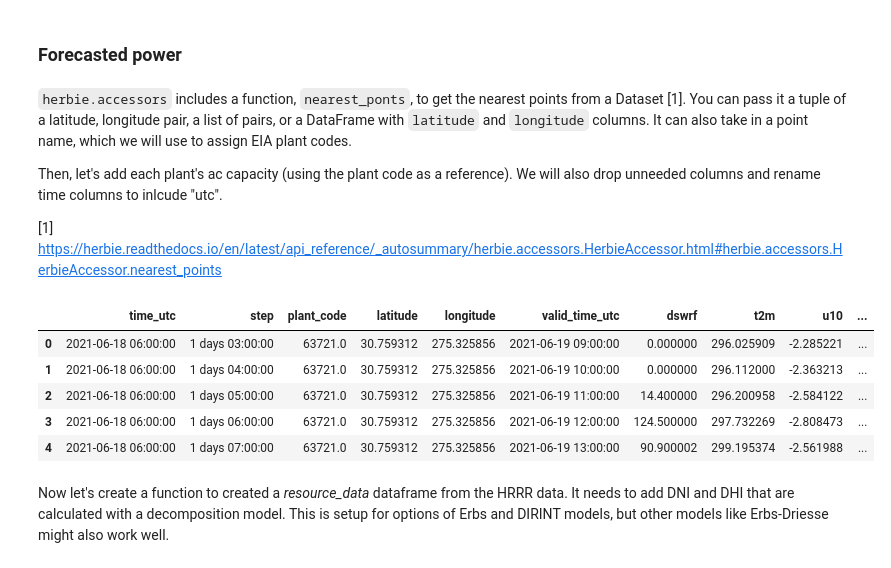
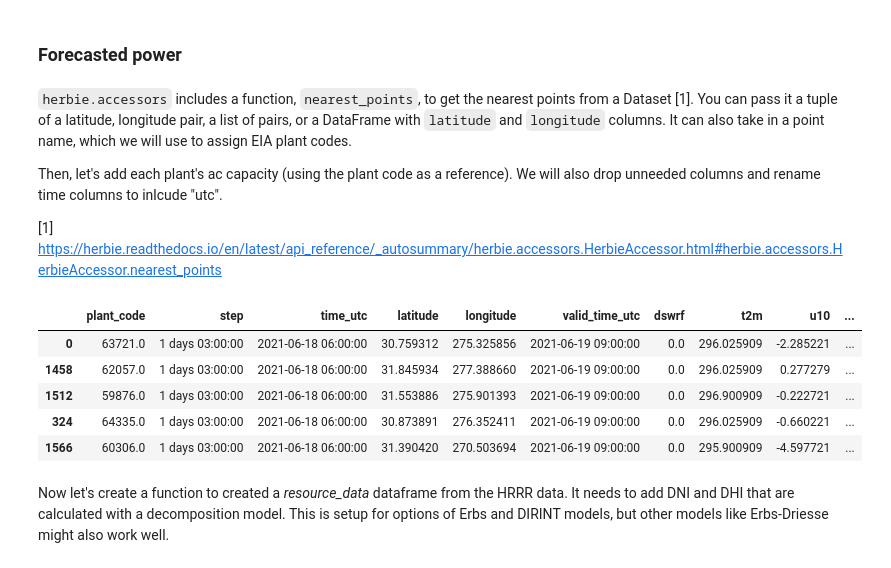
Before and after one commit to williamhobbs/solar-fleet-forecast-probability-tool, a Jupyter notebook: example_notebooks/02_solar_power_forecasts.ipynb, the cells around one changed output. Drawn from its saved outputs; the diff is of its cells as text; code cells hidden in the pictures.

```diff
--- a/example_notebooks/02_solar_power_forecasts.ipynb
+++ b/example_notebooks/02_solar_power_forecasts.ipynb
@@ -384,7 +383,7 @@ mean power: [1489.92586171]
 # %% [markdown]
 ### Forecasted power
 # %% [markdown]
-`herbie.accessors` includes a function, `nearest_ponts`, to get the nearest points from a Dataset [1]. You can pass it a tuple of a latitude, longitude pair, a list of pairs, or a DataFrame with `latitude` and `longitude` columns. It can also take in a point name, which we will use to assign EIA plant codes.
+`herbie.accessors` includes a function, `nearest_points`, to get the nearest points from a Dataset [1]. You can pass it a tuple of a latitude, longitude pair, a list of pairs, or a DataFrame with `latitude` and `longitude` columns. It can also take in a point name, which we will use to assign EIA plant codes.
 
 Then, let's add each plant's ac capacity (using the plant code as a reference). We will also drop unneeded columns and rename time columns to inlcude "utc".
 
@@ -392,22 +391,26 @@ Then, let's add each plant's ac capacity (using the plant code as a reference).
 # %%
 df_hrrr_plants = ds.herbie.nearest_points(points=plants_df,
                                            names=plants_df['plant_code']) \
                                             .to_dataframe().reset_index()
 df_hrrr_plants = df_hrrr_plants.merge(plants_df[['plant_code','ac_capacity']],
                                        left_on='point', right_on='plant_code')
 df_hrrr_plants.drop(columns={'plant_code', 'surface', 'heightAboveGround',
                              'metpy_crs', 'gribfile_projection'}, inplace=True)
 df_hrrr_plants.rename(columns={'time':'time_utc','valid_time':'valid_time_utc',
                                'point':'plant_code'},
                       inplace=True)
+
+# sort as times may end up out of order after saving and loading the .netCDF file?
+df_hrrr_plants.sort_values(by=['valid_time_utc'], inplace=True)
+
 df_hrrr_plants.head()
 # %% [output]
-|  | time_utc | step | plant_code | latitude | longitude | valid_time_utc | dswrf | t2m | u10 | ... |
-| 0 | 2021-06-18 06:00:00 | 1 days 03:00:00 | 63721.0 | 30.759312 | 275.325856 | 2021-06-19 09:00:00 | 0.000000 | 296.025909 | -2.285221 | ... |
-| 1 | 2021-06-18 06:00:00 | 1 days 04:00:00 | 63721.0 | 30.759312 | 275.325856 | 2021-06-19 10:00:00 | 0.000000 | 296.112000 | -2.363213 | ... |
-| 2 | 2021-06-18 06:00:00 | 1 days 05:00:00 | 63721.0 | 30.759312 | 275.325856 | 2021-06-19 11:00:00 | 14.400000 | 296.200958 | -2.584122 | ... |
-| 3 | 2021-06-18 06:00:00 | 1 days 06:00:00 | 63721.0 | 30.759312 | 275.325856 | 2021-06-19 12:00:00 | 124.500000 | 297.732269 | -2.808473 | ... |
-| 4 | 2021-06-18 06:00:00 | 1 days 07:00:00 | 63721.0 | 30.759312 | 275.325856 | 2021-06-19 13:00:00 | 90.900002 | 299.195374 | -2.561988 | ... |
+|  | plant_code | step | time_utc | latitude | longitude | valid_time_utc | dswrf | t2m | u10 | ... |
+| 0 | 63721.0 | 1 days 03:00:00 | 2021-06-18 06:00:00 | 30.759312 | 275.325856 | 2021-06-19 09:00:00 | 0.0 | 296.025909 | -2.285221 | ... |
+| 1458 | 62057.0 | 1 days 03:00:00 | 2021-06-18 06:00:00 | 31.845934 | 277.388660 | 2021-06-19 09:00:00 | 0.0 | 296.025909 | 0.277279 | ... |
+| 1512 | 59876.0 | 1 days 03:00:00 | 2021-06-18 06:00:00 | 31.553886 | 275.901393 | 2021-06-19 09:00:00 | 0.0 | 296.900909 | -0.222721 | ... |
+| 324 | 64335.0 | 1 days 03:00:00 | 2021-06-18 06:00:00 | 30.873891 | 276.352411 | 2021-06-19 09:00:00 | 0.0 | 296.025909 | -0.660221 | ... |
+| 1566 | 60306.0 | 1 days 03:00:00 | 2021-06-18 06:00:00 | 31.390420 | 270.503694 | 2021-06-19 09:00:00 | 0.0 | 295.900909 | -4.597721 | ... |
 # %% [markdown]
 Now let's create a function to created a _resource_data_ dataframe from the HRRR data. It needs to add DNI and DHI that are calculated with a decomposition model. This is setup for options of Erbs and DIRINT models, but other models like Erbs-Driesse might also work well.
 # %%
```
Also changed, not shown: parts of 5 cells of this notebook, 4 other files.
